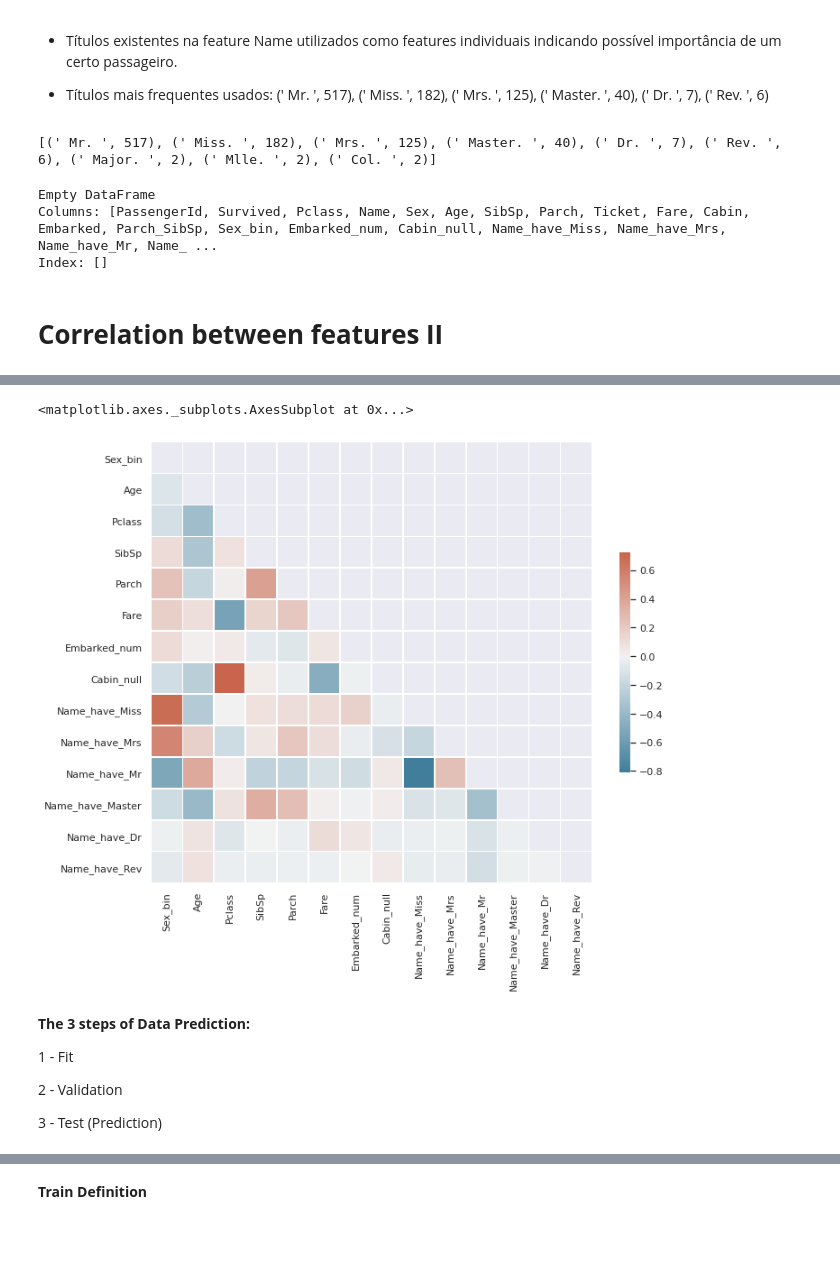
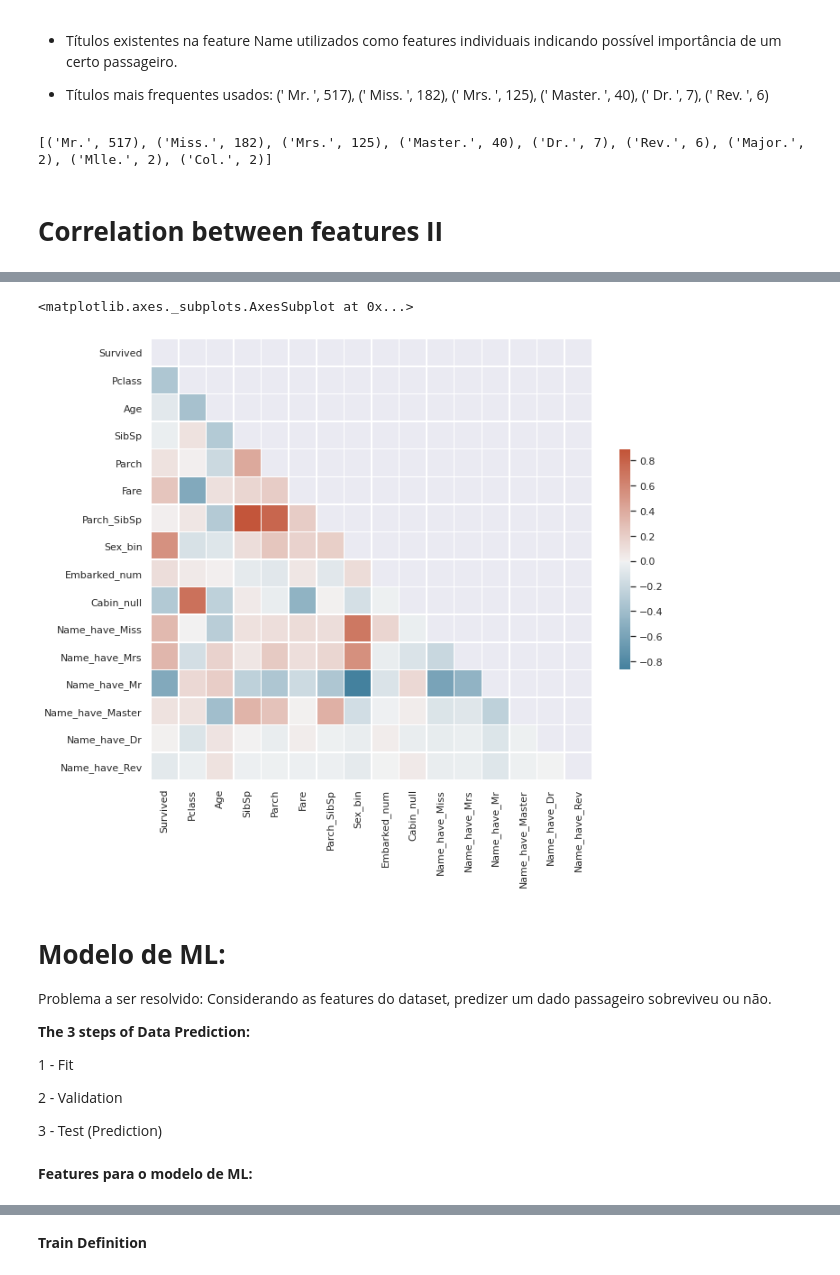
Before and after one commit to llcorrea/titanic_competition, a Jupyter notebook: Titanic_comp.ipynb, the cells around one changed output, grey strips where cells are left out. Saved outputs shown, nothing was run; the diff lists cells and outputs as text; code cells hidden in the pictures; blank space fills up the shorter version.

Commit message:
ML model

```diff
--- a/Titanic_comp.ipynb
+++ b/Titanic_comp.ipynb
@@ -744,15 +739,15 @@ test_data['Cabin_null']=test_data['Cabin'].isnull().astype(int)
 # %%
 ##titles of names
 names=train_data['Name'].unique()
-name_re = re.compile('\s\w+[.]\s')
+name_re = re.compile('\w+\.')
 #name_pref=list(set(name_re.findall(str(names)))) #remove duplicated strings
-name_pref=name_re.findall(str(names))
+name_pref=[name_re.findall(str(n)) for n in names]
 dict_name_pref={}
 for n in name_pref:
-  if n in dict_name_pref:
-    dict_name_pref[n]+=1
+  if n[0] in dict_name_pref:
+    dict_name_pref[n[0]]+=1
   else:
-    dict_name_pref[n]=1
+    dict_name_pref[n[0]]=1
 name_pref=sorted(dict_name_pref.items(), key=lambda x: x[1], reverse=True)
 prefs=[]
 for n in name_pref:
@@ -761,34 +756,27 @@ for n in name_pref:
 print(prefs)
 ##[(' Mr. ', 517), (' Miss. ', 182), (' Mrs. ', 125), (' Master. ', 40), (' Dr. ', 7), (' Rev. ', 6), (' Major. ', 2), (' Mlle. ', 2), (' Col. ', 2)]
 
-train_data['Name_have_Miss']=train_data['Name'].str.contains('Miss').astype(int)
-train_data['Name_have_Mrs']=train_data['Name'].str.contains('Mrs').astype(int)
+train_data['Name_have_Miss']=train_data['Name'].str.contains(' Miss. ').astype(int)
+train_data['Name_have_Mrs']=train_data['Name'].str.contains(' Mrs. ').astype(int)
 
-train_data['Name_have_Mr']=train_data['Name'].str.contains('Mr').astype(int)
-train_data['Name_have_Master']=train_data['Name'].str.contains('Master').astype(int)
-train_data['Name_have_Dr']=train_data['Name'].str.contains('Dr').astype(int)
-train_data['Name_have_Rev']=train_data['Name'].str.contains('Rev').astype(int)
+train_data['Name_have_Mr']=train_data['Name'].str.contains(' Mr. ').astype(int)
+train_data['Name_have_Master']=train_data['Name'].str.contains(' Master. ').astype(int)
+train_data['Name_have_Dr']=train_data['Name'].str.contains(' Dr. ').astype(int)
+train_data['Name_have_Rev']=train_data['Name'].str.contains(' Rev. ').astype(int)
 
-test_data['Name_have_Miss']=test_data['Name'].str.contains('Miss').astype(int)
-test_data['Name_have_Mrs']=test_data['Name'].str.contains('Mrs.').astype(int)
+test_data['Name_have_Miss']=test_data['Name'].str.contains(' Miss. ').astype(int)
+test_data['Name_have_Mrs']=test_data['Name'].str.contains(' Mrs. ').astype(int)
 
-test_data['Name_have_Mr']=test_data['Name'].str.contains('Mr.').astype(int)
-test_data['Name_have_Master']=test_data['Name'].str.contains('Master').astype(int)
-test_data['Name_have_Dr']=test_data['Name'].str.contains('Dr').astype(int)
-test_data['Name_have_Rev']=test_data['Name'].str.contains('Rev').astype(int)
+test_data['Name_have_Mr']=test_data['Name'].str.contains(' Mr. ').astype(int)
+test_data['Name_have_Master']=test_data['Name'].str.contains(' Master. ').astype(int)
+test_data['Name_have_Dr']=test_data['Name'].str.contains(' Dr. ').astype(int)
+test_data['Name_have_Rev']=test_data['Name'].str.contains(' Rev. ').astype(int)
 # %% [output]
-[(' Mr. ', 517), (' Miss. ', 182), (' Mrs. ', 125), (' Master. ', 40), (' Dr. ', 7), (' Rev. ', 6), (' Major. ', 2), (' Mlle. ', 2), (' Col. ', 2)]
+[('Mr.', 517), ('Miss.', 182), ('Mrs.', 125), ('Master.', 40), ('Dr.', 7), ('Rev.', 6), ('Major.', 2), ('Mlle.', 2), ('Col.', 2)]
-# %%
-features = ['Sex_bin', 'Age', 'Pclass', 'SibSp', 'Parch', 'Fare', 'Embarked_num', 'Cabin_null', 'Name_have_Miss', 'Name_have_Mrs',
-            'Name_have_Mr', 'Name_have_Master', 'Name_have_Dr', 'Name_have_Rev']
-# %% [output]
-Empty DataFrame
-Columns: [PassengerId, Survived, Pclass, Name, Sex, Age, SibSp, Parch, Ticket, Fare, Cabin, Embarked, Parch_SibSp, Sex_bin, Embarked_num, Cabin_null, Name_have_Miss, Name_have_Mrs, Name_have_Mr, Name_ ...
-Index: []
 # %% [markdown]
 # **Correlation between features II**
 # %%
-corr=train_data[features].corr()
+corr=train_data.iloc[:, 1:].corr()
 display(corr)
 
 # Generate a mask for the upper triangle
@@ -819,6 +809,10 @@ sns.heatmap(corr, mask=mask, cmap=cmap, center=0,
 <matplotlib.axes._subplots.AxesSubplot at 0x...>
-[figure, old version]
+[figure, new version]
 # %% [markdown]
+# **Modelo de ML:**
+
+Problema a ser resolvido: Considerando as features do dataset, predizer um dado passageiro sobreviveu ou não.
+
 **The 3 steps of Data Prediction:**
 
 1 - Fit
@@ -826,3 +820,5 @@ sns.heatmap(corr, mask=mask, cmap=cmap, center=0,
 2 - Validation
 
 3 - Test (Prediction)
+# %% [markdown]
+**Features para o modelo de ML:**
```
Also changed, not shown: parts of 31 cells of this notebook.
